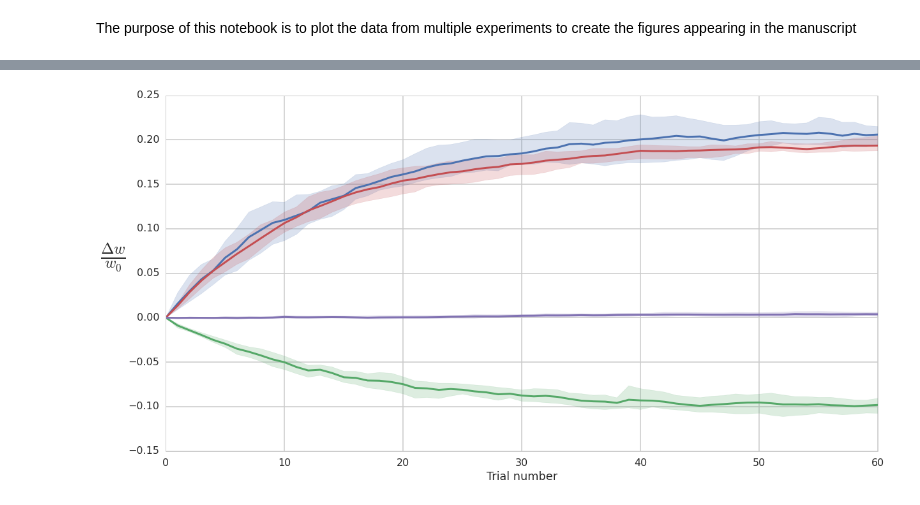
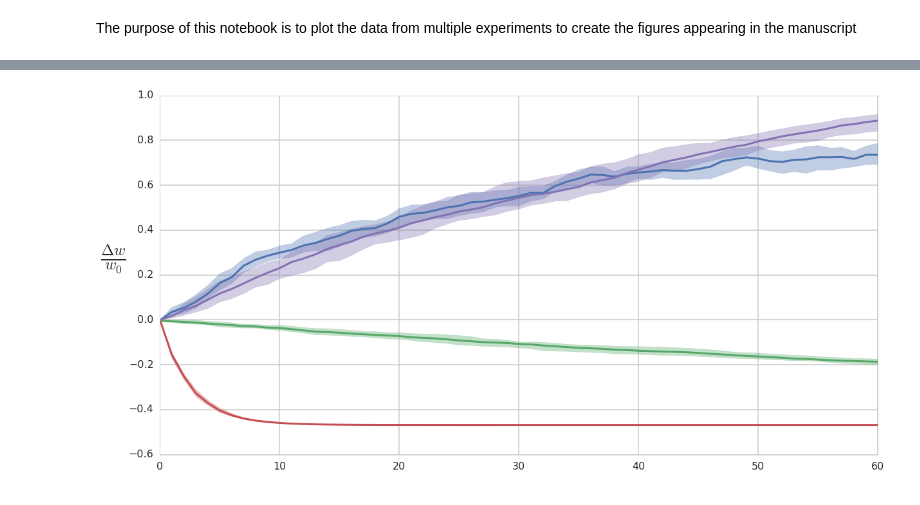
Before and after one commit to blennon/research, a Jupyter notebook: spiking_pf_mli_plasticity/notebooks/create_figures.ipynb, the cells around one changed output, grey strips where cells are left out. Drawn from its saved outputs; the diff is of its cells as text; code cells hidden in the pictures.

Commit message:
added figure plotting

```diff
--- a/spiking_pf_mli_plasticity/notebooks/create_figures.ipynb
+++ b/spiking_pf_mli_plasticity/notebooks/create_figures.ipynb
@@ -5,7 +5,7 @@ import cPickle
 import seaborn as sns
 from pandas import *
 # %%
-def plot_weights_by_trial(Ws, trial_len, trial_start_time, dt):
+def plot_weights_by_trial(Ws, trial_len, trial_start_time, dt, ax=None, palette=None):
     '''
     Plot the value of the weight at the end of each trial. Also show
     the starting weight value as the 0th trial (i.e. during equilibrium
@@ -20,16 +20,22 @@ def plot_weights_by_trial(Ws, trial_len, trial_start_time, dt):
     sns.set_style("whitegrid")
     sns.set_context("poster")
 
+    if palette is None:
+        palette = sns.color_palette()
+
     start_ind = int(trial_start_time/dt)
     # use the first value of each trial as the value at end of previous trial
     Wts = []
     for W in Ws:
         wt = W[:,start_ind:][:,::int(trial_len/dt)]
         wt = hstack((wt,W[:,-1][...,None])) # this adds the last value of the last trial to be the end value of last trial
-        w0 = wt[:,0][...,None] # initial values
+        #w0 = wt[:,0][...,None] # initial values
+        w0 = W[:,0][...,None]
         deltaw = (wt - w0)/w0
         Wts.append(deltaw)
     trials = range(wt.shape[1])
-    sns.tsplot(dstack(Wts), time=trials, ci=100, linewidth=3)
+    if ax is not None:
+        sns.tsplot(dstack(Wts), time=trials, ci=100, linewidth=3, ax=ax, color=palette,err_kws={"alpha": .35})
+    else:
+        sns.tsplot(dstack(Wts), time=trials, ci=100, linewidth=3, color=palette,err_kws={"alpha": .35})
     ylabel(r'$\frac{\Delta w}{w_{0}}$', fontsize=35, rotation='horizontal',labelpad=25)
-    xlabel('Trial number')
@@ -48,17 +73,17 @@ with open('/home/bill/research/data/pf_mli_learning/experiment_3/12-03-2014_16:5
-# %%
-fig = figure(figsize=(20,10))
-plot_weights_by_trial([exp1_W, exp3_W, exp10_W, exp11_W], 1.,5.,.001)
-# %% [output]
-[figure, removed]
 # %%
 with open('/home/bill/research/data/pf_mli_learning/experiment_5/12-03-2014_17:05/W.pkl') as f:
     exp5_W = cPickle.load(f)
 
 with open('/home/bill/research/data/pf_mli_learning/experiment_6/12-03-2014_17:05/W.pkl') as f:
     exp6_W = cPickle.load(f)
 
 with open('/home/bill/research/data/pf_mli_learning/experiment_4/12-03-2014_17:05/W.pkl') as f:
     exp4_W = cPickle.load(f)
 
-with open('/home/bill/research/data/pf_mli_learning/experiment_7/12-03-2014_17:05/W.pkl') as f:
+with open('/home/bill/research/data/pf_mli_learning/experiment_7/12-11-2014_14:56/W.pkl') as f:
     exp7_W = cPickle.load(f)
+
+fig = figure(figsize=(20,10))
+plot_weights_by_trial([exp4_W, exp5_W, exp6_W, exp7_W], 1.,5.,.001)
+# %% [output]
+[figure, added]
```
Also changed, not shown: parts of 13 cells of this notebook.
